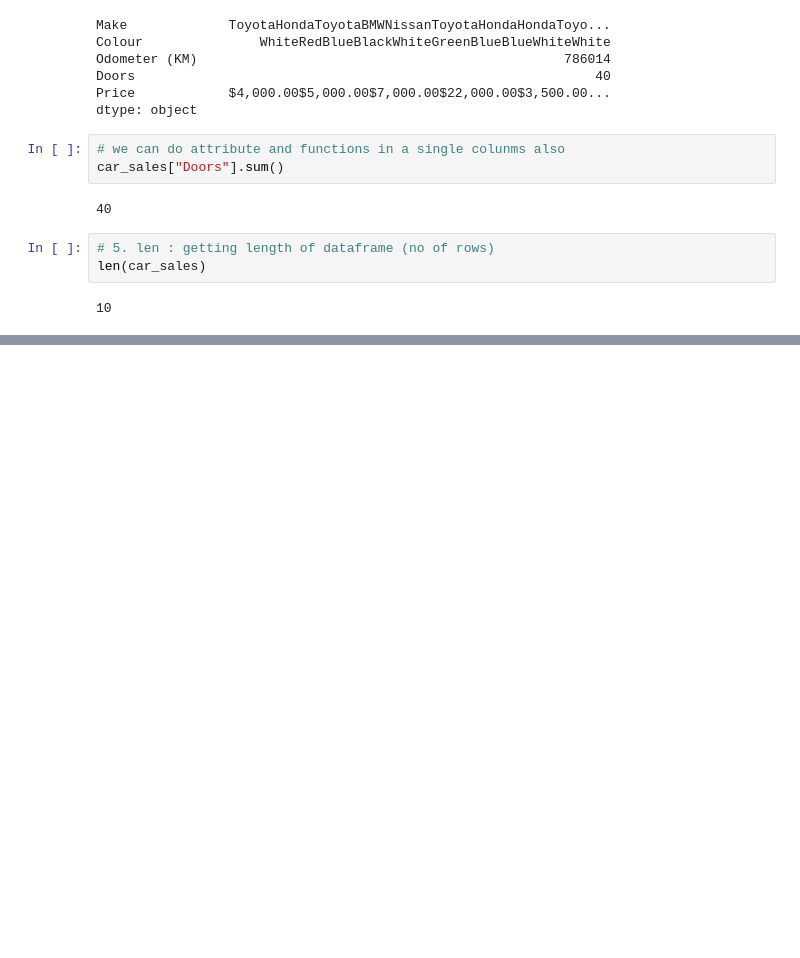
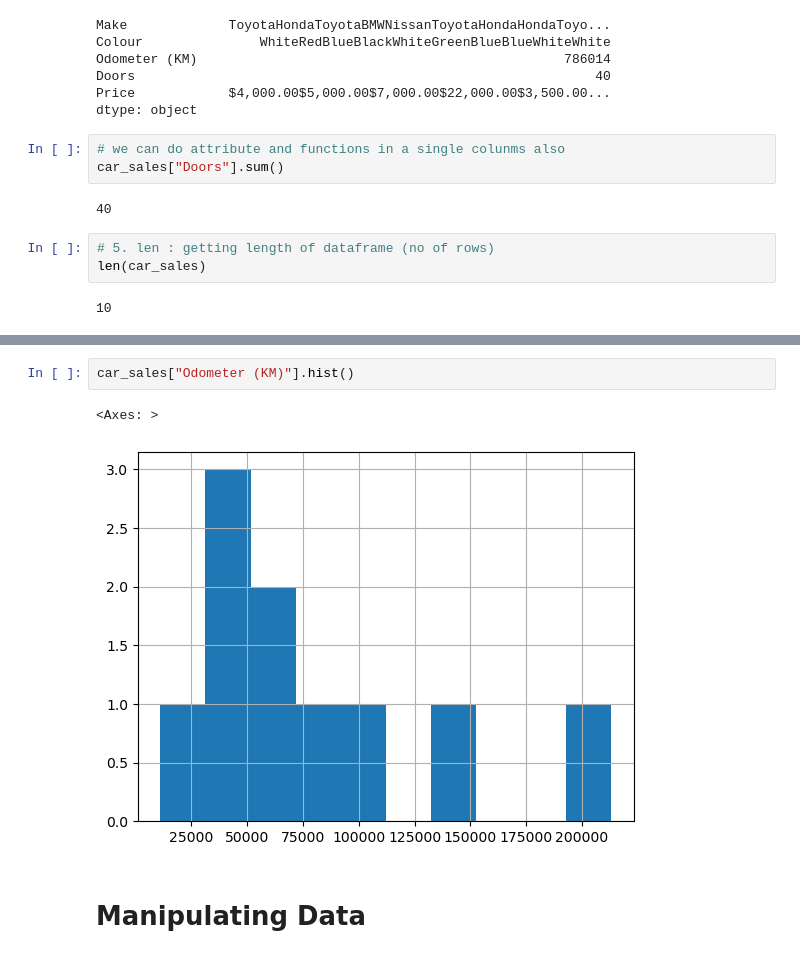
Before and after one commit to hrittik2002/ML-Tutorial, a Jupyter notebook: Introduction To Pandas.ipynb, the cells around one changed output, grey strips where cells are left out. Cells and saved outputs as stored; diff of their text form; blank space fills up the shorter version.

```diff
--- a/Introduction To Pandas.ipynb
+++ b/Introduction To Pandas.ipynb
@@ -139,0 +293,7 @@ len(car_sales)
+# %%
+car_sales["Odometer (KM)"].hist()
+# %% [output]
+<Axes: >
+[figure, added]
+# %% [markdown]
+# Manipulating Data
```
Also changed, not shown: parts of 31 cells of this notebook, 5 other files.
